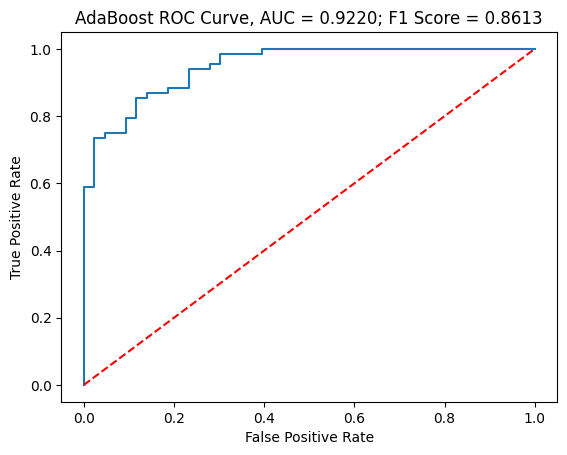
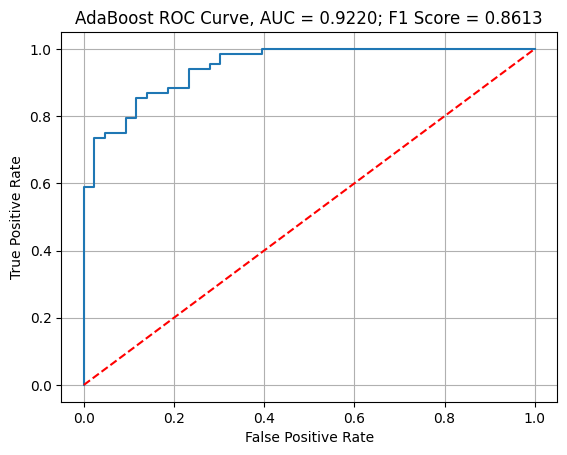
The change to this notebook cell's code, shown as a diff; its figure went from the first image to the second:
--- before
+++ after
@@ -7,3 +7,4 @@
 plt.xlabel("False Positive Rate")
 plt.ylabel("True Positive Rate")
+plt.grid()
 plt.title(f"AdaBoost ROC Curve, AUC = {auc_adab:.4f}; F1 Score = {f1_adab_final:.4f}")

Commit: Add files via upload